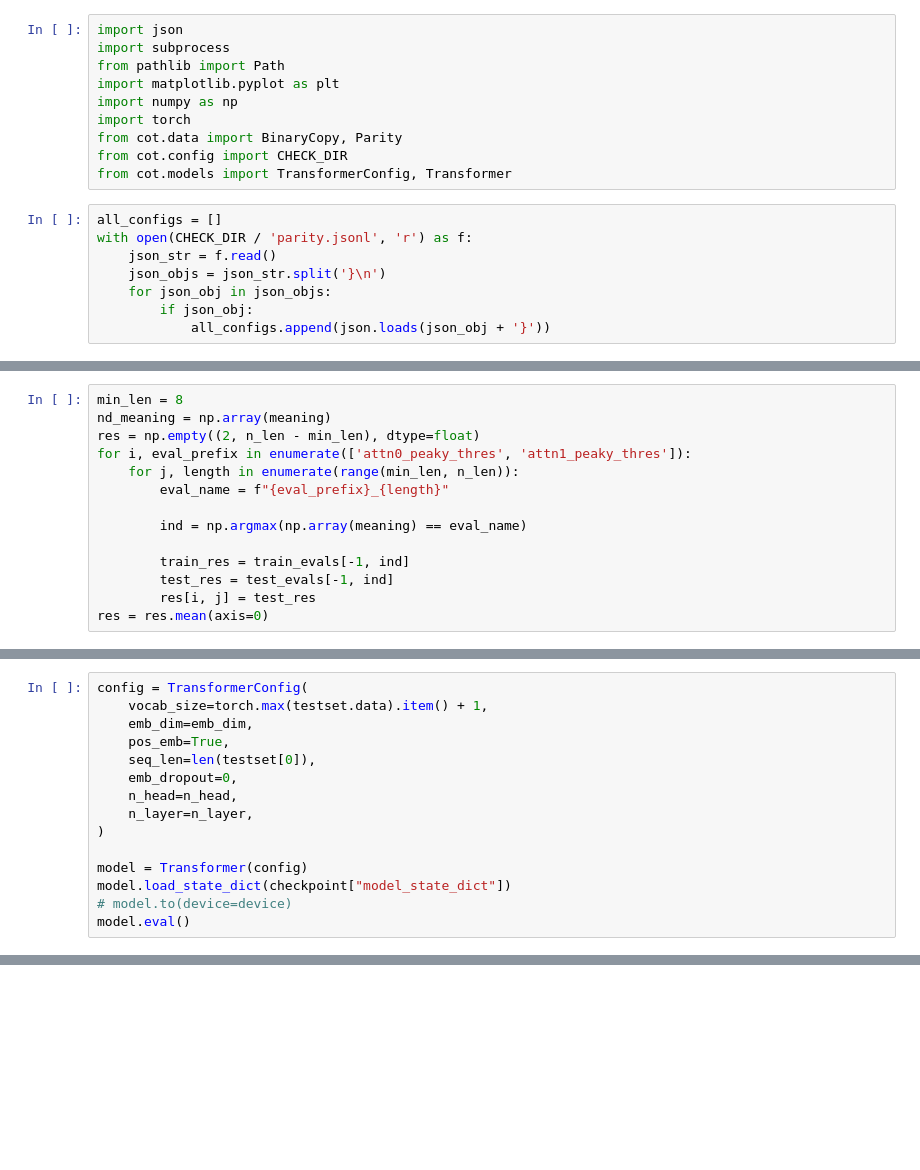
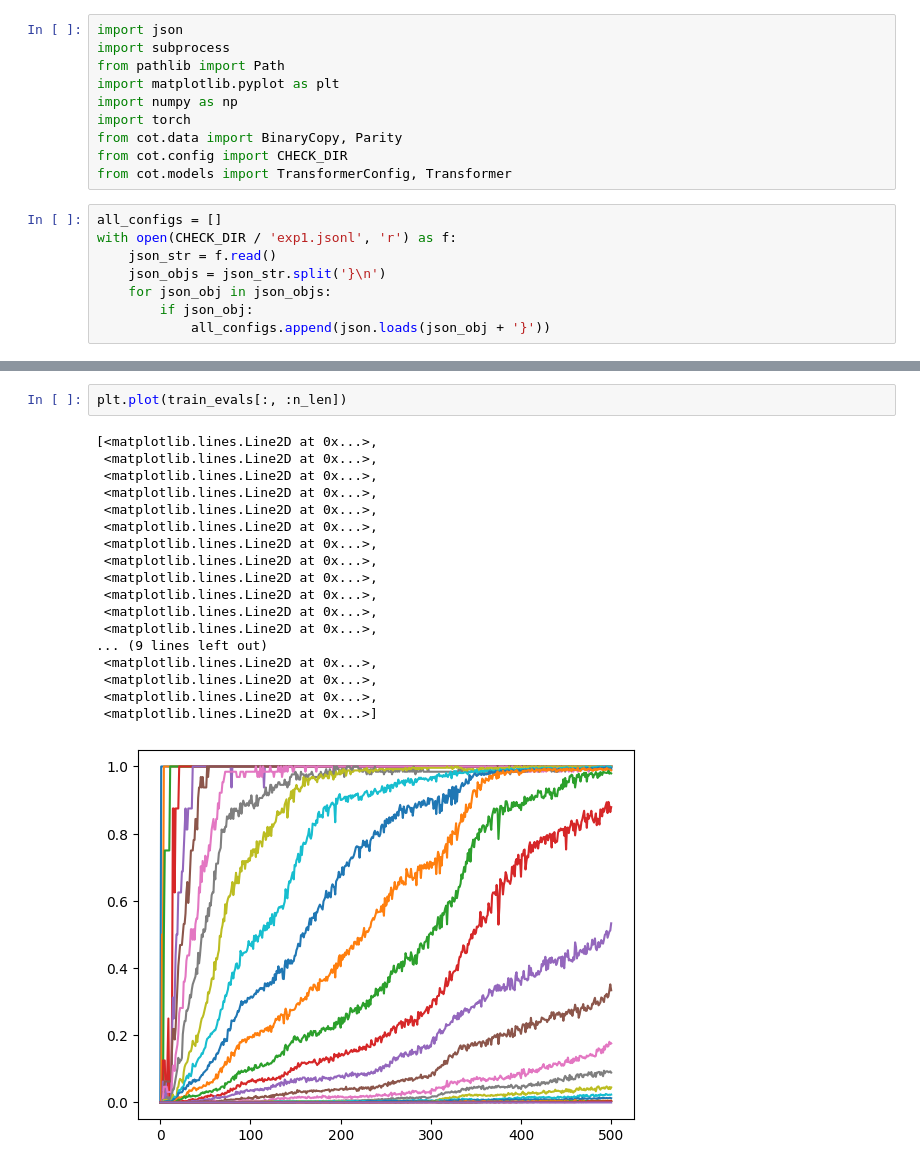
Before and after one commit to fairinternal/composable-llm, a Jupyter notebook: notebooks/scratchpad_result.ipynb, the cells around one changed output, grey strips where cells are left out. Saved outputs shown, nothing was run; the diff lists cells and outputs as text; blank space fills up the shorter version.

```diff
--- a/notebooks/scratchpad_result.ipynb
+++ b/notebooks/scratchpad_result.ipynb
@@ -13,7 +13,7 @@ from cot.config import CHECK_DIR
 from cot.models import TransformerConfig, Transformer
 # %%
 all_configs = []
-with open(CHECK_DIR / 'parity.jsonl', 'r') as f:
+with open(CHECK_DIR / 'exp1.jsonl', 'r') as f:
     json_str = f.read()
     json_objs = json_str.split('}\n')
     for json_obj in json_objs:
@@ -109,14 +23,0 @@ test_evals = evals[:, eval_dim:]
-# %%
-min_len = 8
-nd_meaning = np.array(meaning)
-res = np.empty((2, n_len - min_len), dtype=float)
-for i, eval_prefix in enumerate(['attn0_peaky_thres', 'attn1_peaky_thres']):
-    for j, length in enumerate(range(min_len, n_len)):
-        eval_name = f"{eval_prefix}_{length}"
-
-        ind = np.argmax(np.array(meaning) == eval_name)
-
-        train_res = train_evals[-1, ind]
-        test_res = test_evals[-1, ind]
-        res[i, j] = test_res
-res = res.mean(axis=0)
@@ -141,15 +23,0 @@ testset.set_data(lengths, data_type="test")
-# %%
-config = TransformerConfig(
-    vocab_size=torch.max(testset.data).item() + 1,
-    emb_dim=emb_dim,
-    pos_emb=True,
-    seq_len=len(testset[0]),
-    emb_dropout=0,
-    n_head=n_head,
-    n_layer=n_layer,
-)
-
-model = Transformer(config)
-model.load_state_dict(checkpoint["model_state_dict"])
-# model.to(device=device)
-model.eval()
@@ -196,0 +159,21 @@ axes[1].imshow(attn1 > .5)
+# %%
+plt.plot(train_evals[:, :n_len])
+# %% [output]
+[<matplotlib.lines.Line2D at 0x...>,
+ <matplotlib.lines.Line2D at 0x...>,
+ <matplotlib.lines.Line2D at 0x...>,
+ <matplotlib.lines.Line2D at 0x...>,
+ <matplotlib.lines.Line2D at 0x...>,
+ <matplotlib.lines.Line2D at 0x...>,
+ <matplotlib.lines.Line2D at 0x...>,
+ <matplotlib.lines.Line2D at 0x...>,
+ <matplotlib.lines.Line2D at 0x...>,
+ <matplotlib.lines.Line2D at 0x...>,
+ <matplotlib.lines.Line2D at 0x...>,
+ <matplotlib.lines.Line2D at 0x...>,
+... (9 lines left out)
+ <matplotlib.lines.Line2D at 0x...>,
+ <matplotlib.lines.Line2D at 0x...>,
+ <matplotlib.lines.Line2D at 0x...>,
+ <matplotlib.lines.Line2D at 0x...>]
+[figure, added]
```
Also changed, not shown: parts of 16 cells of this notebook.
